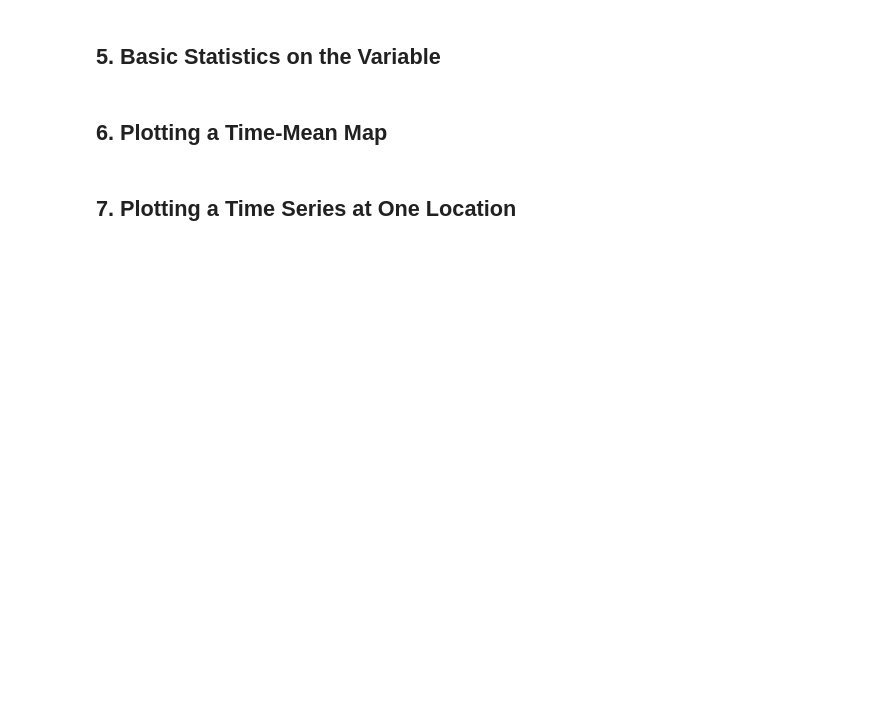
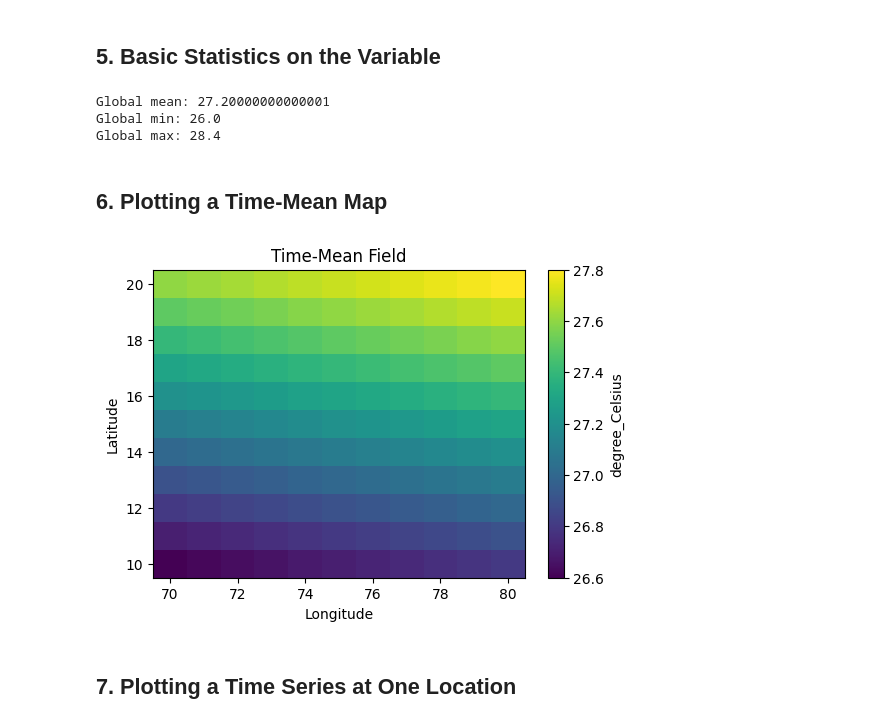
Before and after one commit to EstherSmila69/python-basics, a Jupyter notebook: notebooks/04_Mini_Remote_Sensing_Task.ipynb, the cells around one changed output. Drawn from its saved outputs; the diff is of its cells as text; code cells hidden in the pictures; blank space fills up the shorter version.

```diff
--- a/notebooks/04_Mini_Remote_Sensing_Task.ipynb
+++ b/notebooks/04_Mini_Remote_Sensing_Task.ipynb
@@ -47,9 +47,15 @@ import matplotlib.pyplot as plt
 We will use `xr.open_dataset()` to open a NetCDF file.
 Update the file path according to your data.
 # %%
+import os
+
 # TODO: change this path to your actual NetCDF file path.
-nc_path = "../data/data_sst.nc"  # change this
+nc_path = "https://raw.githubusercontent.com/EarthSystem-Science-Lab/python-basics/main/data/data_sst.nc"
+local_nc_filename = "data_sst.nc" # change this
+
+# Download the file locally first for more reliable opening
+!wget -O {local_nc_filename} {nc_path}
 
 # Uncomment when you have a real file:
-# ds = xr.open_dataset(nc_path)
-# ds
+ds = xr.open_dataset(local_nc_filename)
+ds
@@ -67,6 +100,6 @@ nc_path = "../data/data_sst.nc"  # change this
 # %%
 # TODO: replace 'sst' with your variable name.
 
-# var = ds['sst']
-# print(var)
-# print(var.attrs)
+var = ds['sst']
+print(var)
+print(var.attrs)
@@ -75,28 +119,34 @@ nc_path = "../data/data_sst.nc"  # change this
 # %%
 # TODO: uncomment when var is defined.
 
-# global_mean = float(var.mean())
-# global_min = float(var.min())
-# global_max = float(var.max())
+global_mean = float(var.mean())
+global_min = float(var.min())
+global_max = float(var.max())
 
-# print("Global mean:", global_mean)
-# print("Global min:", global_min)
-# print("Global max:", global_max)
+print("Global mean:", global_mean)
+print("Global min:", global_min)
+print("Global max:", global_max)
+# %% [output]
+Global mean: 27.20000000000001
+Global min: 26.0
+Global max: 28.4
 # %% [markdown]
 ## 6. Plotting a Time-Mean Map
 # %%
 # TODO: adapt coordinate names to your dataset.
 
-# var_mean_time = var.mean(dim='time')
+var_mean_time = var.mean(dim='time')
 
-# plt.figure(figsize=(6,4))
-# plt.pcolormesh(ds['lon'], ds['lat'], var_mean_time, shading='auto')
-# plt.xlabel('Longitude')
-# plt.ylabel('Latitude')
-# plt.title('Time-Mean Field')
-# cbar = plt.colorbar()
-# cbar.set_label(var.attrs.get('units', ''))
-# plt.show()
+plt.figure(figsize=(6,4))
+plt.pcolormesh(ds['lon'], ds['lat'], var_mean_time, shading='auto')
+plt.xlabel('Longitude')
+plt.ylabel('Latitude')
+plt.title('Time-Mean Field')
+cbar = plt.colorbar()
+cbar.set_label(var.attrs.get('units', ''))
+plt.show()
+# %% [output]
+[figure, added]
 # %% [markdown]
 ## 7. Plotting a Time Series at One Location
 # %%
```
Also changed, not shown: parts of 4 cells of this notebook.
